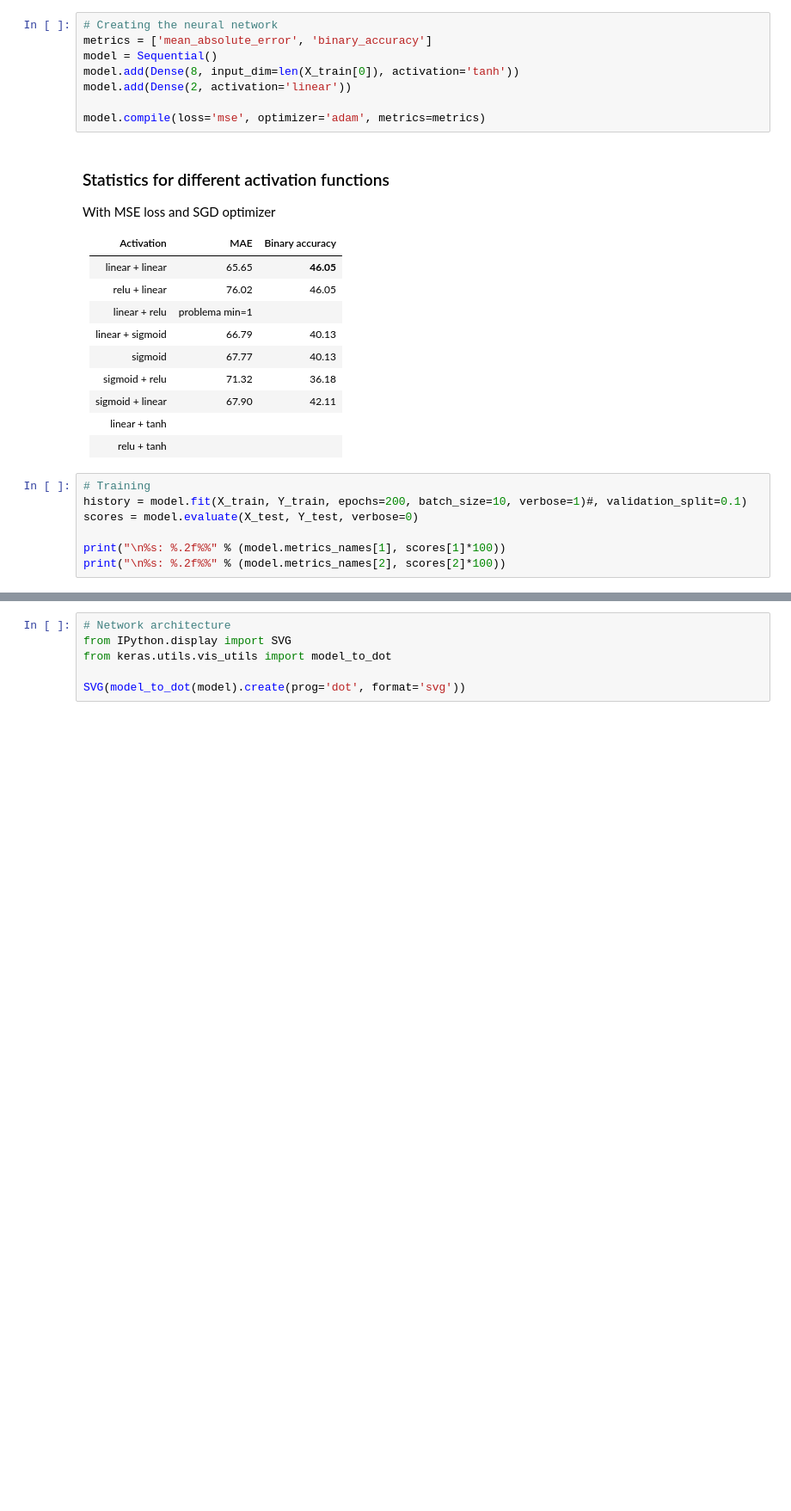
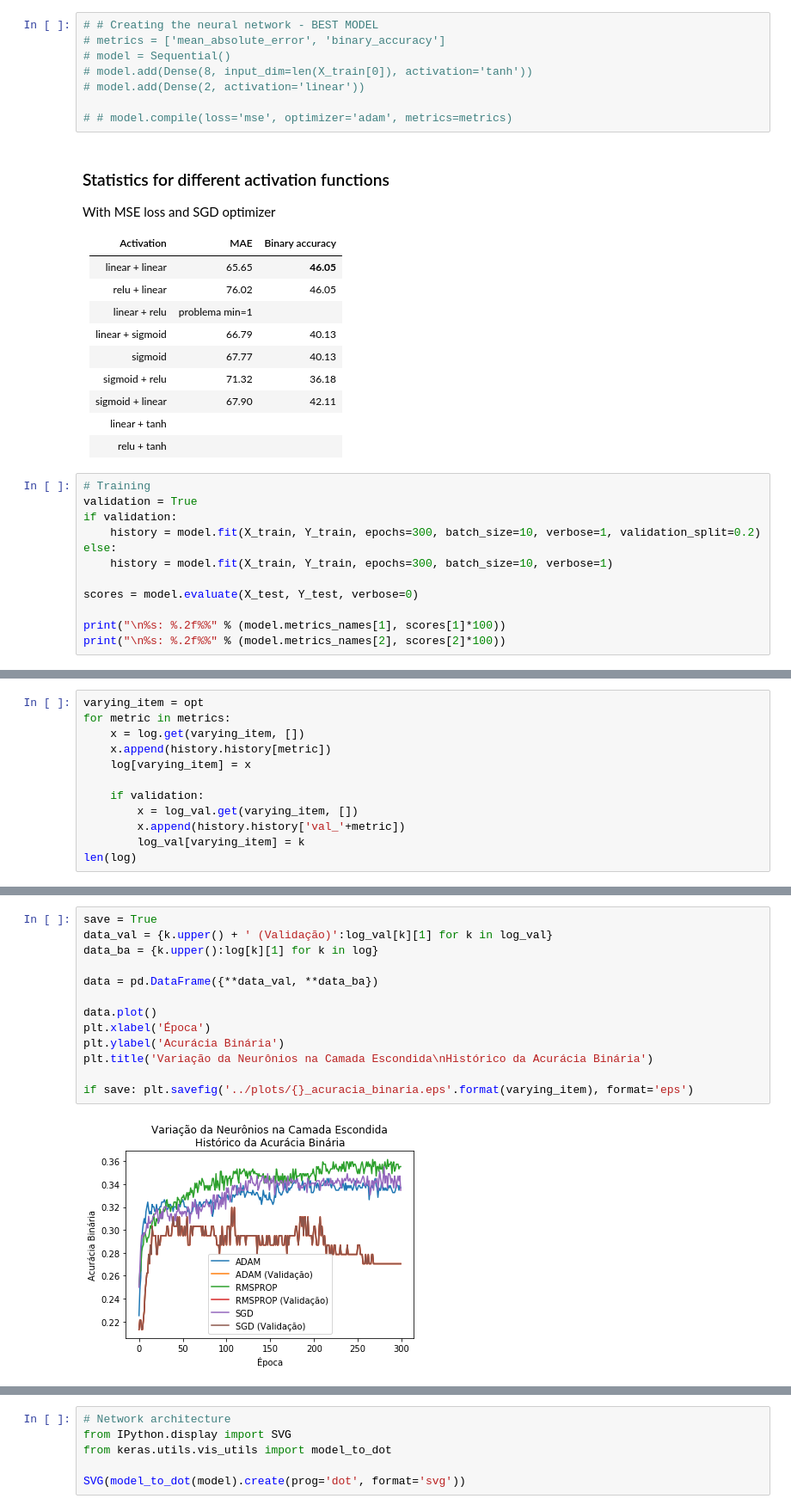
Before and after one commit to dcandrade/soccer-prediction, a Jupyter notebook: notebooks/model.ipynb, the cells around one changed output, grey strips where cells are left out. Shown at 86% size. Cells and saved outputs as stored; diff of their text form; blank space fills up the shorter version.

```diff
--- a/notebooks/model.ipynb
+++ b/notebooks/model.ipynb
@@ -136,11 +153,11 @@ from keras.layers import Dense
 # %%
-# Creating the neural network
-metrics = ['mean_absolute_error', 'binary_accuracy']
-model = Sequential()
-model.add(Dense(8, input_dim=len(X_train[0]), activation='tanh'))
-model.add(Dense(2, activation='linear'))
+# # Creating the neural network - BEST MODEL
+# metrics = ['mean_absolute_error', 'binary_accuracy']
+# model = Sequential()
+# model.add(Dense(8, input_dim=len(X_train[0]), activation='tanh'))
+# model.add(Dense(2, activation='linear'))
 
-model.compile(loss='mse', optimizer='adam', metrics=metrics)
+# # model.compile(loss='mse', optimizer='adam', metrics=metrics)
 # %% [markdown]
 ### Statistics for different activation functions
 With MSE loss and SGD optimizer
@@ -159,7 +176,12 @@ linear + tanh | |
 relu + tanh | |
 # %%
 # Training
-history = model.fit(X_train, Y_train, epochs=200, batch_size=10, verbose=1)#, validation_split=0.1)
+validation = True
+if validation:
+    history = model.fit(X_train, Y_train, epochs=300, batch_size=10, verbose=1, validation_split=0.2)
+else:
+    history = model.fit(X_train, Y_train, epochs=300, batch_size=10, verbose=1)
+
 scores = model.evaluate(X_test, Y_test, verbose=0)
 
 print("\n%s: %.2f%%" % (model.metrics_names[1], scores[1]*100))
@@ -208,0 +207,12 @@ Text(0.5,1,'Loss history')
+# %%
+varying_item = opt
+for metric in metrics:
+    x = log.get(varying_item, [])
+    x.append(history.history[metric])
+    log[varying_item] = x
+
+    if validation:
+        x = log_val.get(varying_item, [])
+        x.append(history.history['val_'+metric])
+        log_val[varying_item] = k
+len(log)
@@ -208,0 +221,15 @@ Text(0.5,1,'Loss history')
+# %%
+save = True
+data_val = {k.upper() + ' (Validação)':log_val[k][1] for k in log_val}
+data_ba = {k.upper():log[k][1] for k in log}
+
+data = pd.DataFrame({**data_val, **data_ba})
+
+data.plot()
+plt.xlabel('Época')
+plt.ylabel('Acurácia Binária')
+plt.title('Variação da Neurônios na Camada Escondida\nHistórico da Acurácia Binária')
+
+if save: plt.savefig('../plots/{}_acuracia_binaria.eps'.format(varying_item), format='eps')
+# %% [output]
+[figure, added]
```
Also changed, not shown: parts of 10 cells of this notebook, 6 other files.
